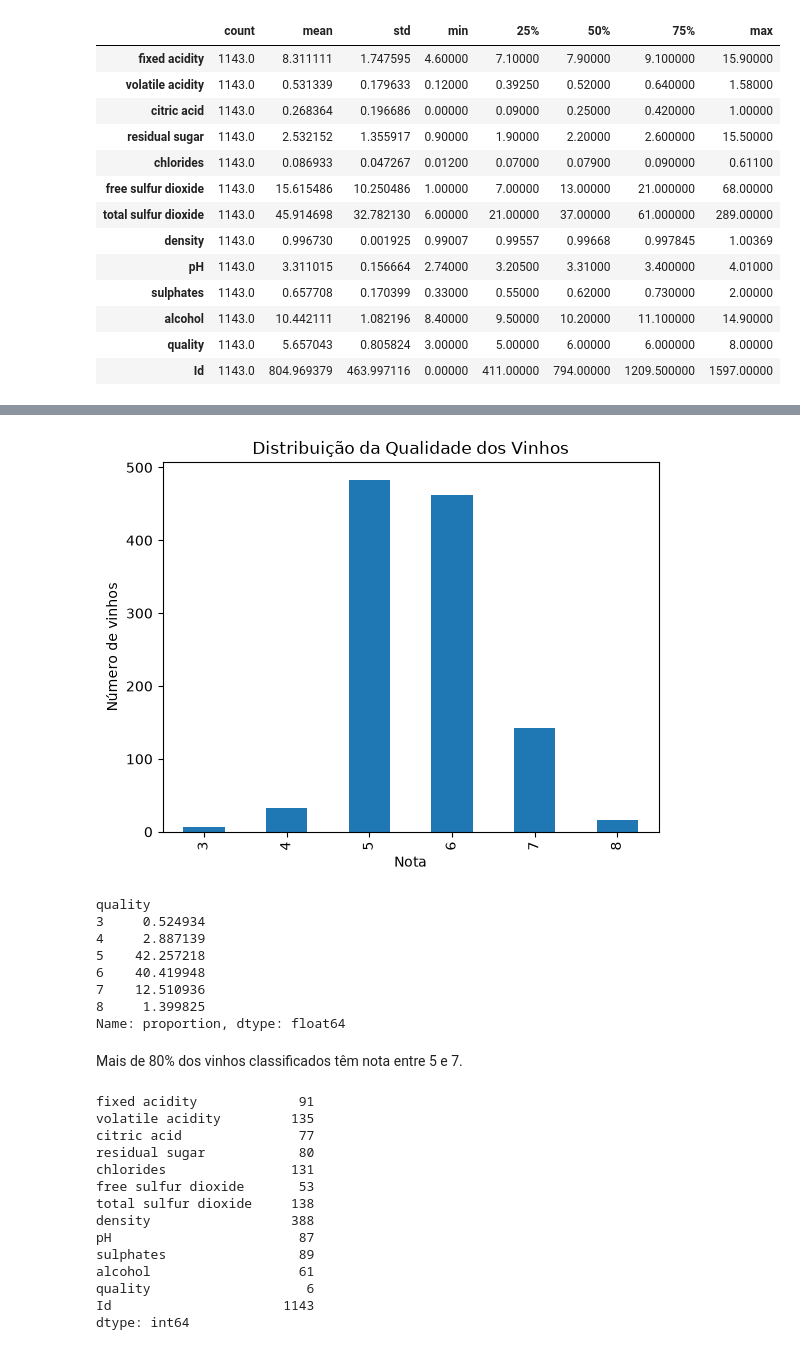
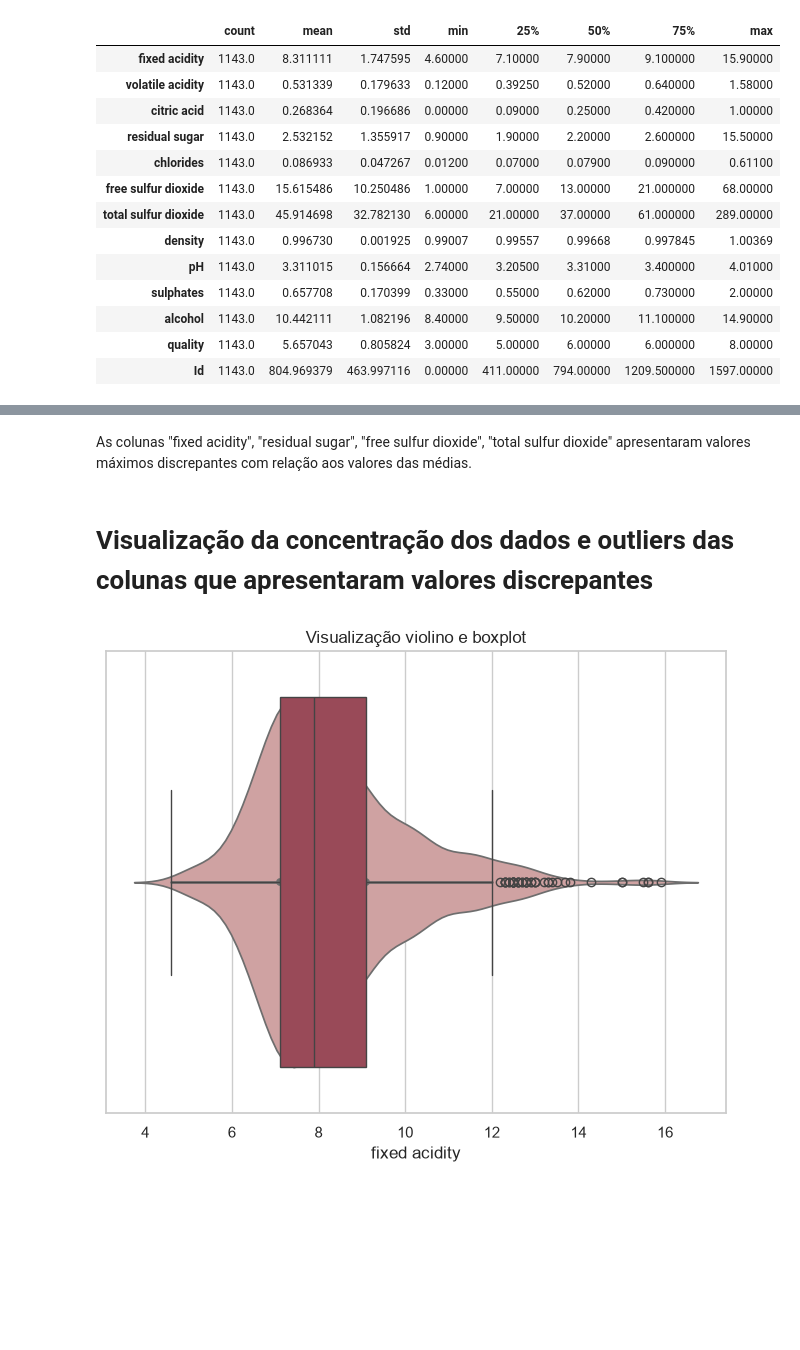
Before and after one commit to aneliabe/wine-quality-classification, a Jupyter notebook: notebooks/wine_quality_analysis.ipynb, the cells around one changed output, grey strips where cells are left out. Saved outputs shown, nothing was run; the diff lists cells and outputs as text; code cells hidden in the pictures; blank space fills up the shorter version.

```diff
--- a/notebooks/wine_quality_analysis.ipynb
+++ b/notebooks/wine_quality_analysis.ipynb
@@ -143,39 +286,13 @@ Name: count, dtype: int64
-# %%
-df["quality"].value_counts().sort_index().plot(kind="bar")
-plt.xlabel("Nota")
-plt.ylabel("Número de vinhos")
-plt.title("Distribuição da Qualidade dos Vinhos")
-plt.show()
-# %% [output]
-[figure, removed]
-# %%
-#Porcentagem de vinhos em cada nota
-df["quality"].value_counts(normalize=True).sort_index() *100
-# %% [output]
-quality
-3     0.524934
-4     2.887139
-5    42.257218
-6    40.419948
-7    12.510936
-8     1.399825
-Name: proportion, dtype: float64
-# %% [markdown]
-Mais de 80% dos vinhos classificados têm nota entre 5 e 7.
-# %%
-df.nunique()
-# %% [output]
-fixed acidity             91
-volatile acidity         135
-citric acid               77
-residual sugar            80
-chlorides                131
-free sulfur dioxide       53
-total sulfur dioxide     138
-density                  388
-pH                        87
-sulphates                 89
-alcohol                   61
-quality                    6
-Id                      1143
-dtype: int64
+# %% [markdown]
+As colunas "fixed acidity", "residual sugar", "free sulfur dioxide", "total sulfur dioxide" apresentaram valores máximos discrepantes com relação aos valores das médias.
+# %% [markdown]
+# Visualização da concentração dos dados e outliers das colunas que apresentaram valores discrepantes
+# %%
+#Fazendo gráfico de boxplot e violino para visualização de possíveis outliers
+fig, ax = plt.subplots(figsize=(8,6))
+sns.violinplot(x="fixed acidity", data=df, ax=ax, color="#D69A9A")
+sns.boxplot(x="fixed acidity", data=df, ax=ax, whis=1.5, color="#A63D50")
+ax.set_title("Visualização violino e boxplot")
+plt.show()
+# %% [output]
+[figure, added]
```
Also changed, not shown: parts of 24 cells of this notebook.
